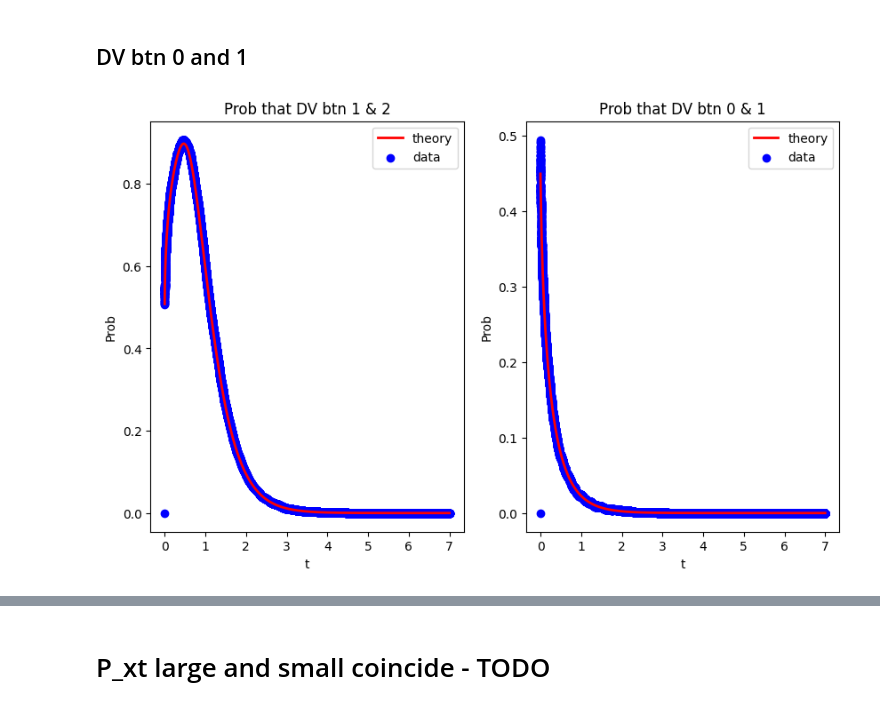
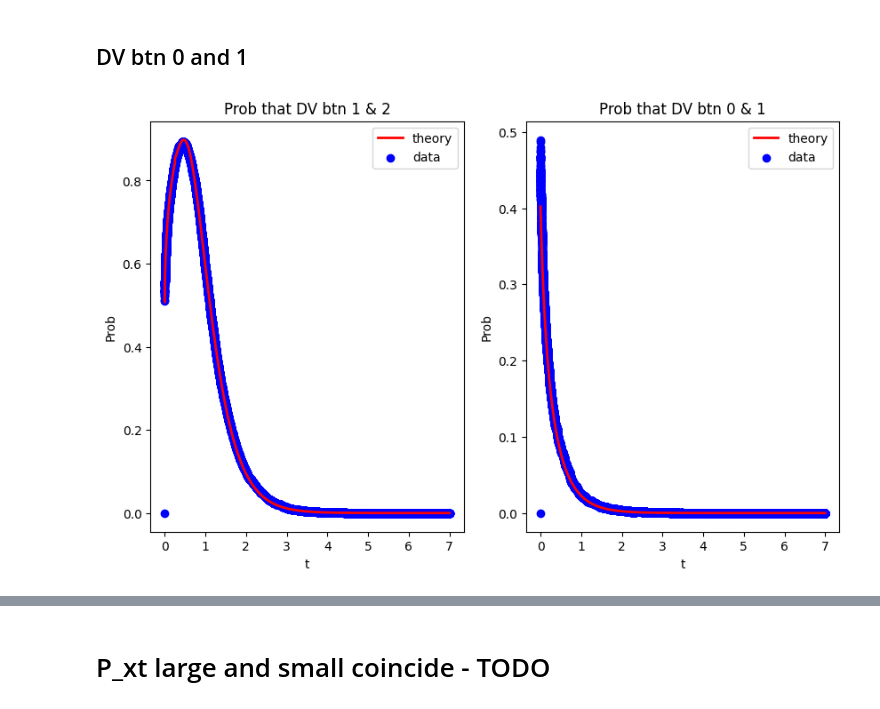
Before and after one commit to rakaar/ddm_codes, a Jupyter notebook: action_init_ddm/fitting_sim_data.ipynb, the cells around one changed output, grey strips where cells are left out. Drawn from its saved outputs; the diff is of its cells as text; code cells hidden in the pictures.

```diff
--- a/action_init_ddm/fitting_sim_data.ipynb
+++ b/action_init_ddm/fitting_sim_data.ipynb
@@ -1166,7 +1166,7 @@ from psiam_utils import P_large_t_btn_1_2
 t_pts = np.linspace(0.0001, 7, t_max)
 
 x1 = 1; x2 = 2
-V_E = v; theta_E = a/2; Z = 0; K_max = 20
+V_E = v; theta_E = a/2; Z = 0; K_max = 10
 P_EA_btn = np.zeros((len(t_pts)))
 
 for i in range(len(t_pts)):
@@ -1188,31 +1188,31 @@ for t in range(1, t_max):
 
 plt.figure(figsize=(10,6))
 plt.subplot(1,2,1)
 plt.plot(t_pts, P_EA_btn, label="theory", color='r', linewidth=2)
 plt.scatter(t_pts, prob_data, label="data", color='b')
 plt.xlabel("t"); plt.ylabel('Prob'); plt.title(f'Prob that DV btn {x1} & {x2}')
 plt.legend();
 
 x1 = 0; x2 = 1
 P_EA_btn = np.zeros((len(t_pts)))
 for i in range(len(t_pts)):
     t = t_pts[i]
     P_EA_btn[i] = P_large_t_btn_1_2(x1, x2, t, V_E, theta_E, Z, K_max, 0)
 
 # change Prob density units
 # P_EA_btn /= (theta_E**2)
 
 prob_data = np.zeros((t_max))
 for t in range(1, t_max):
     cleaned_data = sim_results[:,t][~np.isnan(sim_results[:,t])]
     count_between_0_and_1 = np.sum((cleaned_data >= -theta_E) & (cleaned_data <= 0))
     prob_data[t] = count_between_0_and_1 / N_sim
 
 
 plt.subplot(1,2,2)
 plt.plot(t_pts, P_EA_btn, label="theory", color='r', linewidth=2)
 plt.scatter(t_pts, prob_data, label="data", color='b')
 plt.xlabel("t"); plt.ylabel('Prob'); plt.title(f'Prob that DV btn {x1} & {x2}')
 plt.legend();
 # %% [output]
-[figure, old version]
+[figure, new version]
```
Also changed, not shown: parts of 4 cells of this notebook, 3 other files.
